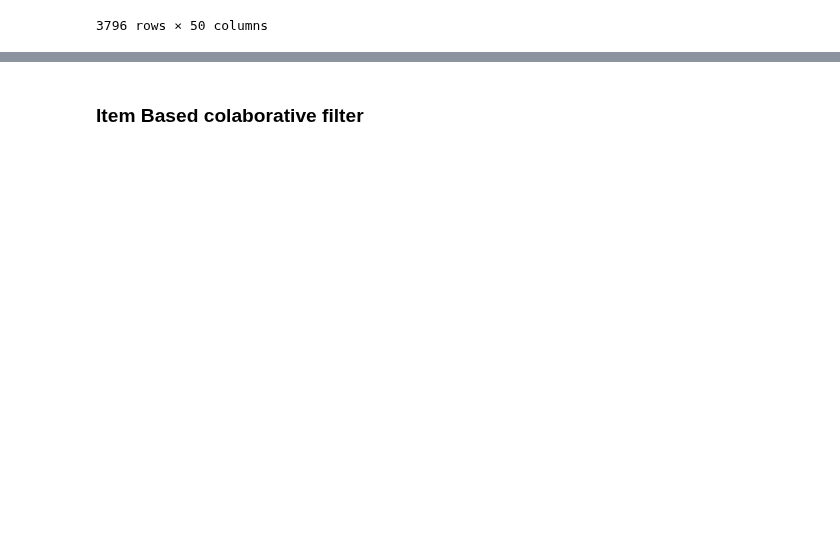
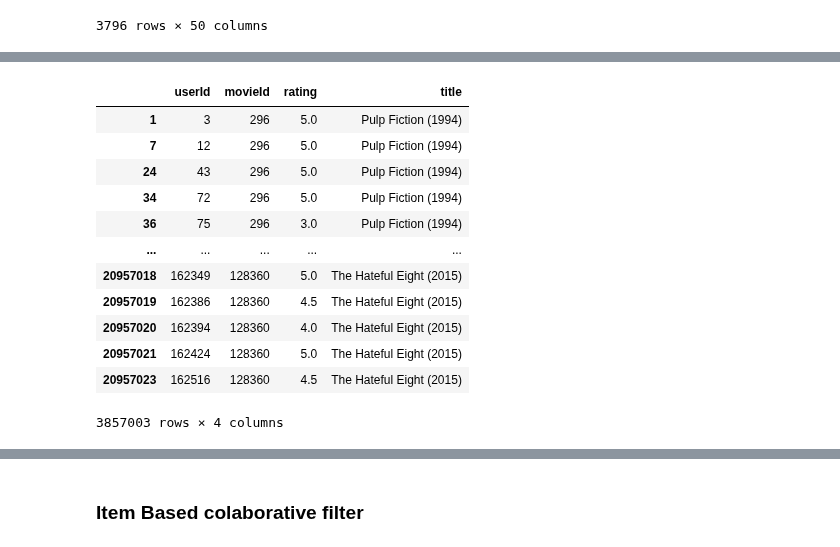
Before and after one commit to joaquim-oliveira-neto/rogue, a Jupyter notebook: notebooks/joaquim-model-test.ipynb, the cells around one changed output, grey strips where cells are left out. Cells and saved outputs as stored; diff of their text form; code cells hidden in the pictures; blank space fills up the shorter version.

```diff
--- a/notebooks/joaquim-model-test.ipynb
+++ b/notebooks/joaquim-model-test.ipynb
@@ -122,6 +122,15 @@ sns.lineplot(x=x_axis, y=cumulative_rates_per_user)
 # %% [output]
 <AxesSubplot:ylabel='userId'>
 [figure]
+# %%
+def get_users_with_min_max_num_of_ratings_df(ratings_df, min_num_of_ratings, max_num_of_ratings):
+    rates_per_user = ratings_df.userId.value_counts()
+    bolean_users_with_min_num_of_ratings = ratings_df.userId.value_counts() >= min_num_of_ratings
+    bolean_users_with_max_num_of_ratings = ratings_df.userId.value_counts() <= max_num_of_ratings
+    users_with_min_max_num_of_ratings = rates_per_user[
+        bolean_users_with_min_num_of_ratings &
+        bolean_users_with_max_num_of_ratings].index
+    return ratings_df[ratings_df.userId.isin(users_with_min_max_num_of_ratings)].copy()
 # %%
 def get_users_with_min_num_of_ratings_df(ratings_df, min_num_of_ratings):
     rates_per_user = ratings_df.userId.value_counts()
@@ -173,0 +237,17 @@ df.to_csv('../raw_data/streamlit-data/ratings_top_users_top.csv', columns=df.col
+# %%
+ratings_lite_top_2 = get_users_with_min_max_num_of_ratings_df(ratings_lite_top, 300, 1000)
+ratings_lite_top_2
+# %% [output]
+|  | userId | movieId | rating | title |
+| 1 | 3 | 296 | 5.0 | Pulp Fiction (1994) |
+| 7 | 12 | 296 | 5.0 | Pulp Fiction (1994) |
+| 24 | 43 | 296 | 5.0 | Pulp Fiction (1994) |
+| 34 | 72 | 296 | 5.0 | Pulp Fiction (1994) |
+| 36 | 75 | 296 | 3.0 | Pulp Fiction (1994) |
+| ... | ... | ... | ... | ... |
+| 20957018 | 162349 | 128360 | 5.0 | The Hateful Eight (2015) |
+| 20957019 | 162386 | 128360 | 4.5 | The Hateful Eight (2015) |
+| 20957020 | 162394 | 128360 | 4.0 | The Hateful Eight (2015) |
+| 20957021 | 162424 | 128360 | 5.0 | The Hateful Eight (2015) |
+| 20957023 | 162516 | 128360 | 4.5 | The Hateful Eight (2015) |
+3857003 rows × 4 columns
```
Also changed, not shown: parts of 32 cells of this notebook, 3 other files.
